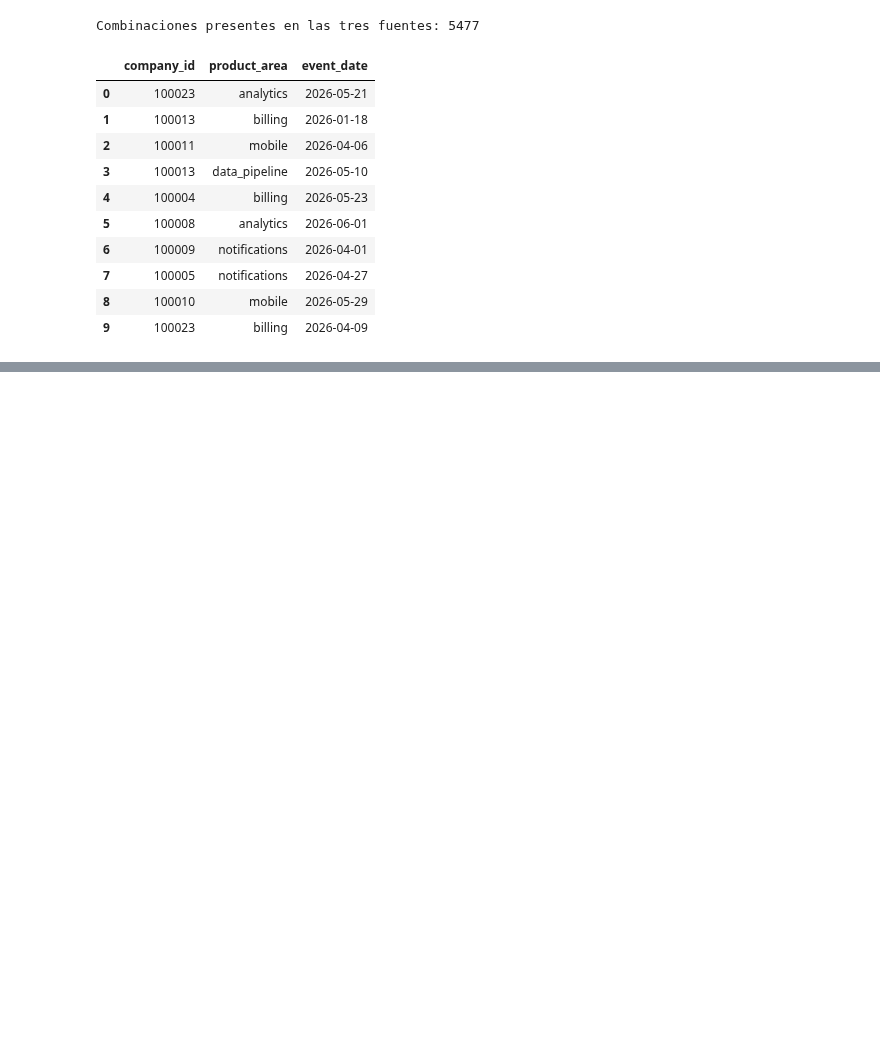
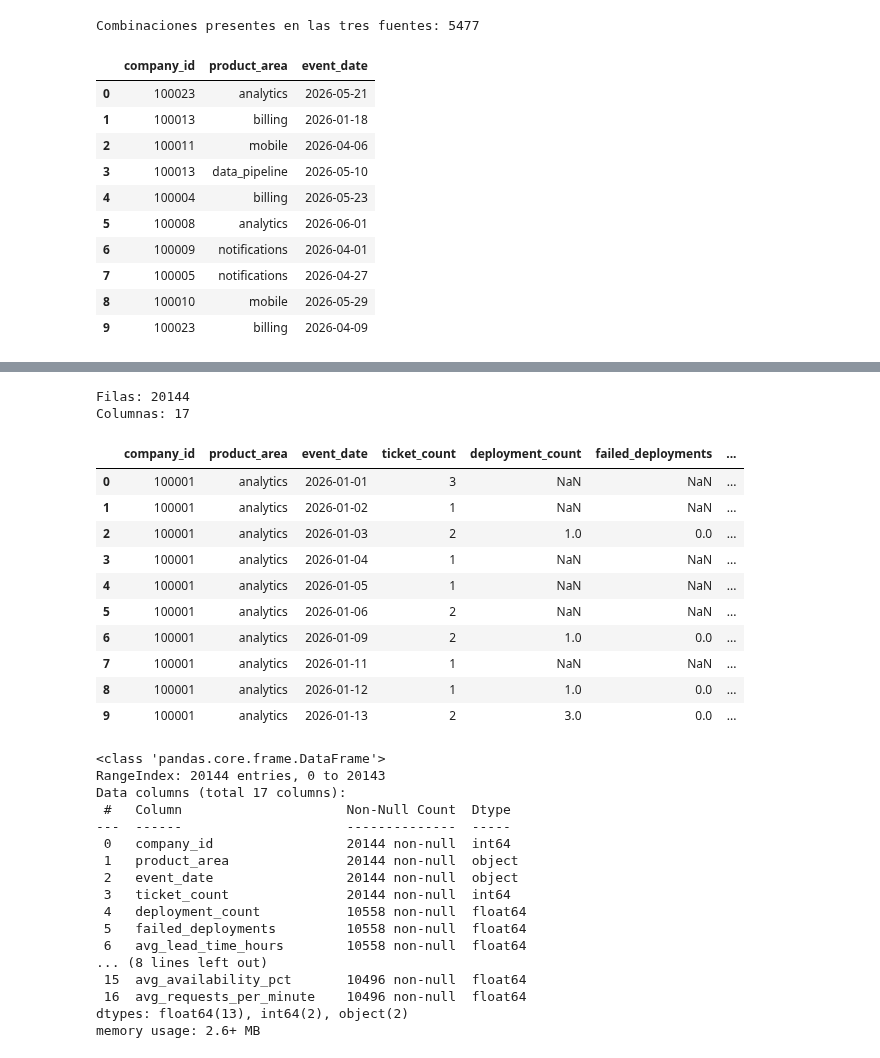
Before and after one commit to sebaas256/Proyecto_final_gestion_de_datos_IA, a Jupyter notebook: content/notebooks/DevOps_Metrics_Analytics_ProyctoFinal01.ipynb, the cells around one changed output, grey strips where cells are left out. Cells and saved outputs as stored; diff of their text form; code cells hidden in the pictures; blank space fills up the shorter version.

```diff
--- a/content/notebooks/DevOps_Metrics_Analytics_ProyctoFinal.ipynb
+++ b/content/notebooks/DevOps_Metrics_Analytics_ProyctoFinal01.ipynb
@@ -641,0 +801,75 @@ Combinaciones presentes en las tres fuentes: 5477
+# %%
+#resumir performance
+performance_daily = (
+    df_performance
+    .groupby(
+        ["company_id", "product_area", "event_date"]
+    )
+    .agg(
+        avg_cpu_usage_pct=("cpu_usage_pct", "mean"),
+        avg_memory_usage_pct=("memory_usage_pct", "mean"),
+        avg_response_time_ms=("response_time_ms", "mean"),
+        avg_error_rate_pct=("error_rate_pct", "mean"),
+        avg_availability_pct=("availability_pct", "mean"),
+        avg_requests_per_minute=("requests_per_minute", "mean")
+    )
+    .reset_index()
+)
+# %%
+#unirlos
+df_integrated = tickets_daily.merge(
+    deployments_daily,
+    on=["company_id", "product_area", "event_date"],
+    how="outer"
+)
+
+df_integrated = df_integrated.merge(
+    incidents_daily,
+    on=["company_id", "product_area", "event_date"],
+    how="outer"
+)
+
+df_integrated = df_integrated.merge(
+    performance_daily,
+    on=["company_id", "product_area", "event_date"],
+    how="outer"
+)
+# %%
+#verificacion del df integrado
+print("Filas:", len(df_integrated))
+print("Columnas:", len(df_integrated.columns))
+
+display(df_integrated.head(10))
+
+df_integrated.info()
+# %% [output]
+Filas: 20144
+Columnas: 17
+|  | company_id | product_area | event_date | ticket_count | deployment_count | failed_deployments | ... |
+| 0 | 100001 | analytics | 2026-01-01 | 3 | NaN | NaN | ... |
+| 1 | 100001 | analytics | 2026-01-02 | 1 | NaN | NaN | ... |
+| 2 | 100001 | analytics | 2026-01-03 | 2 | 1.0 | 0.0 | ... |
+| 3 | 100001 | analytics | 2026-01-04 | 1 | NaN | NaN | ... |
+| 4 | 100001 | analytics | 2026-01-05 | 1 | NaN | NaN | ... |
+| 5 | 100001 | analytics | 2026-01-06 | 2 | NaN | NaN | ... |
+| 6 | 100001 | analytics | 2026-01-09 | 2 | 1.0 | 0.0 | ... |
+| 7 | 100001 | analytics | 2026-01-11 | 1 | NaN | NaN | ... |
+| 8 | 100001 | analytics | 2026-01-12 | 1 | 1.0 | 0.0 | ... |
+| 9 | 100001 | analytics | 2026-01-13 | 2 | 3.0 | 0.0 | ... |
+<class 'pandas.core.frame.DataFrame'>
+RangeIndex: 20144 entries, 0 to 20143
+Data columns (total 17 columns):
+ #   Column                     Non-Null Count  Dtype
+---  ------                     --------------  -----
+ 0   company_id                 20144 non-null  int64
+ 1   product_area               20144 non-null  object
+ 2   event_date                 20144 non-null  object
+ 3   ticket_count               20144 non-null  int64
+ 4   deployment_count           10558 non-null  float64
+ 5   failed_deployments         10558 non-null  float64
+ 6   avg_lead_time_hours        10558 non-null  float64
+... (8 lines left out)
+ 15  avg_availability_pct       10496 non-null  float64
+ 16  avg_requests_per_minute    10496 non-null  float64
+dtypes: float64(13), int64(2), object(2)
+memory usage: 2.6+ MB
```
Also changed, not shown: parts of 11 cells of this notebook.
